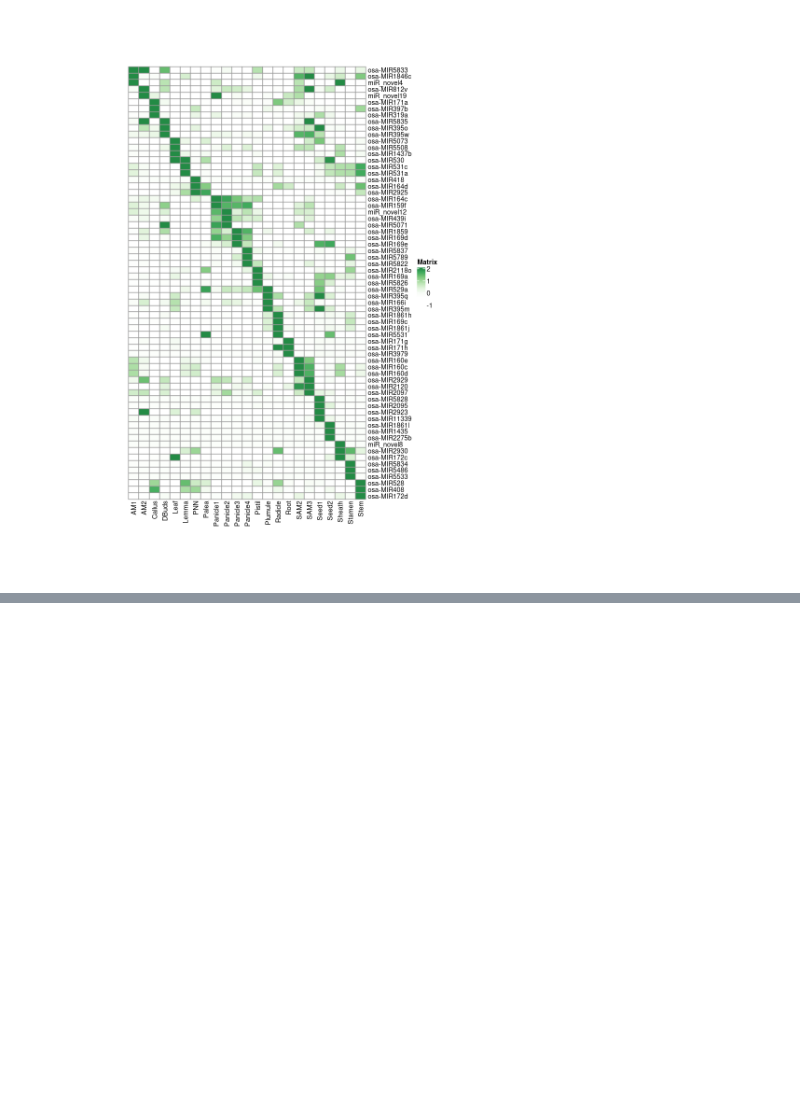
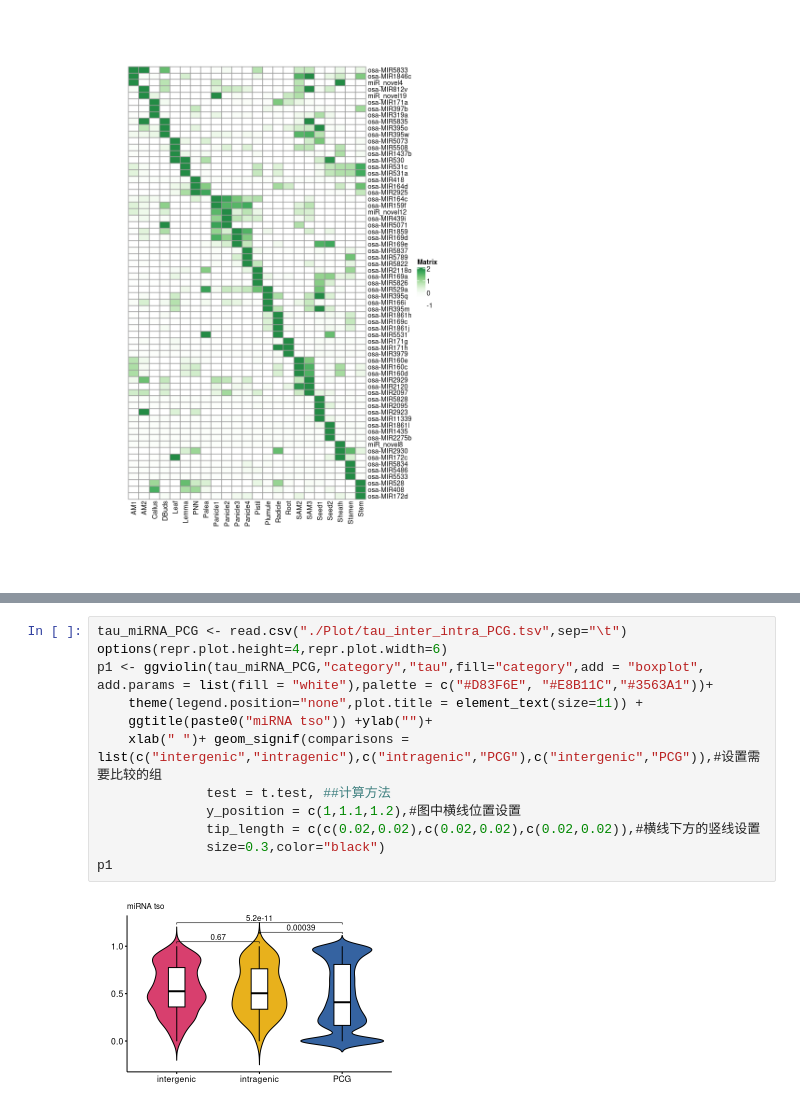
Before and after one commit to tzhu-bio/microRice, a Jupyter notebook: Notebooks/Figure1.ipynb, the cells around one changed output, grey strips where cells are left out. Cells and saved outputs as stored; diff of their text form; blank space fills up the shorter version.

```diff
--- a/Notebooks/Figure1.ipynb
+++ b/Notebooks/Figure1.ipynb
@@ -240,0 +241,14 @@ Warning message:
+# %%
+tau_miRNA_PCG <- read.csv("./Plot/tau_inter_intra_PCG.tsv",sep="\t")
+options(repr.plot.height=4,repr.plot.width=6)
+p1 <- ggviolin(tau_miRNA_PCG,"category","tau",fill="category",add = "boxplot", add.params = list(fill = "white"),palette = c("#D83F6E", "#E8B11C","#3563A1"))+
+    theme(legend.position="none",plot.title = element_text(size=11)) +
+    ggtitle(paste0("miRNA tso")) +ylab("")+
+    xlab(" ")+ geom_signif(comparisons = list(c("intergenic","intragenic"),c("intragenic","PCG"),c("intergenic","PCG")),#设置需要比较的组
+              test = t.test, ##计算方法
+              y_position = c(1,1.1,1.2),#图中横线位置设置
+              tip_length = c(c(0.02,0.02),c(0.02,0.02),c(0.02,0.02)),#横线下方的竖线设置
+              size=0.3,color="black")
+p1
+# %% [output]
+[figure, added]
```
Also changed, not shown: parts of 4 cells of this notebook, 1 other file.
